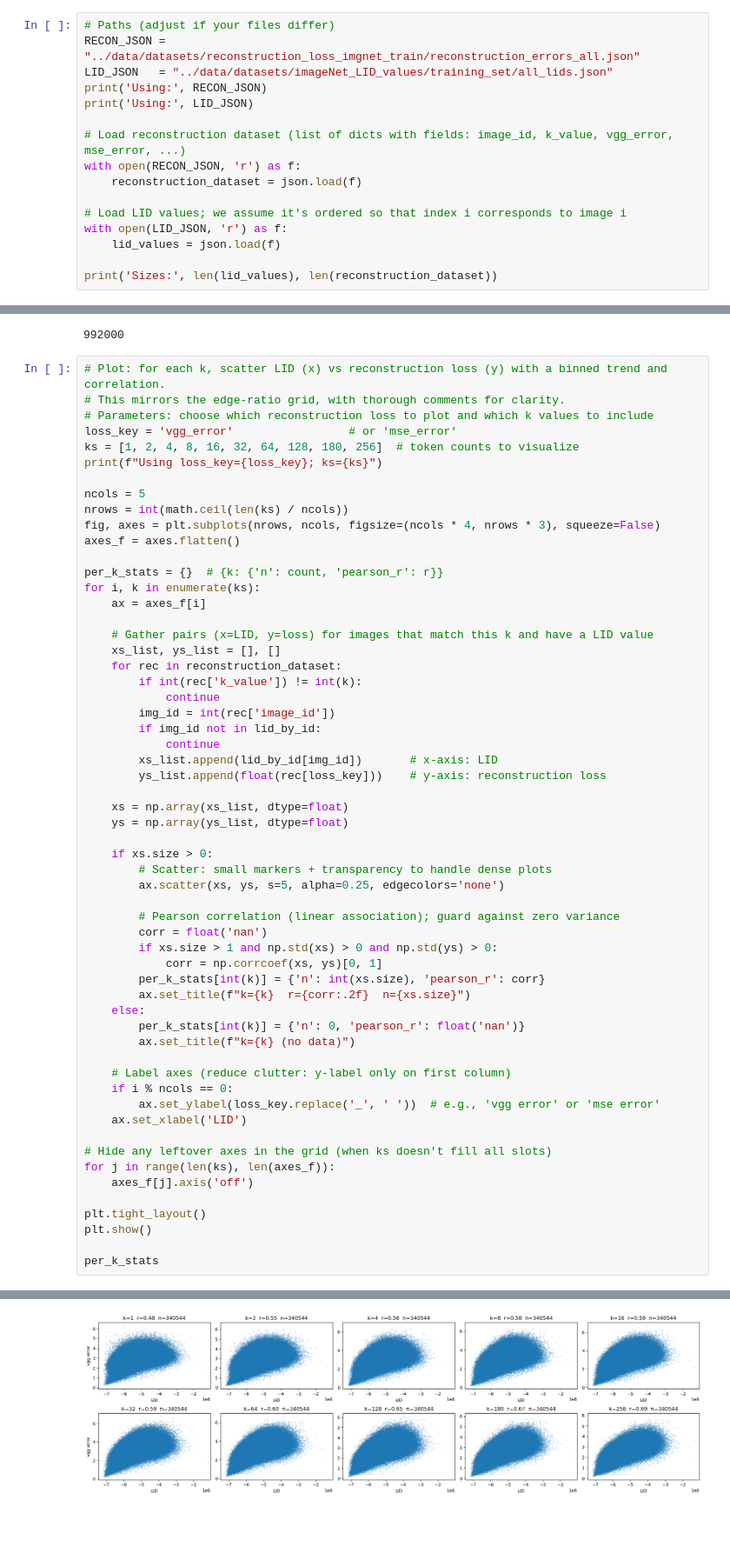
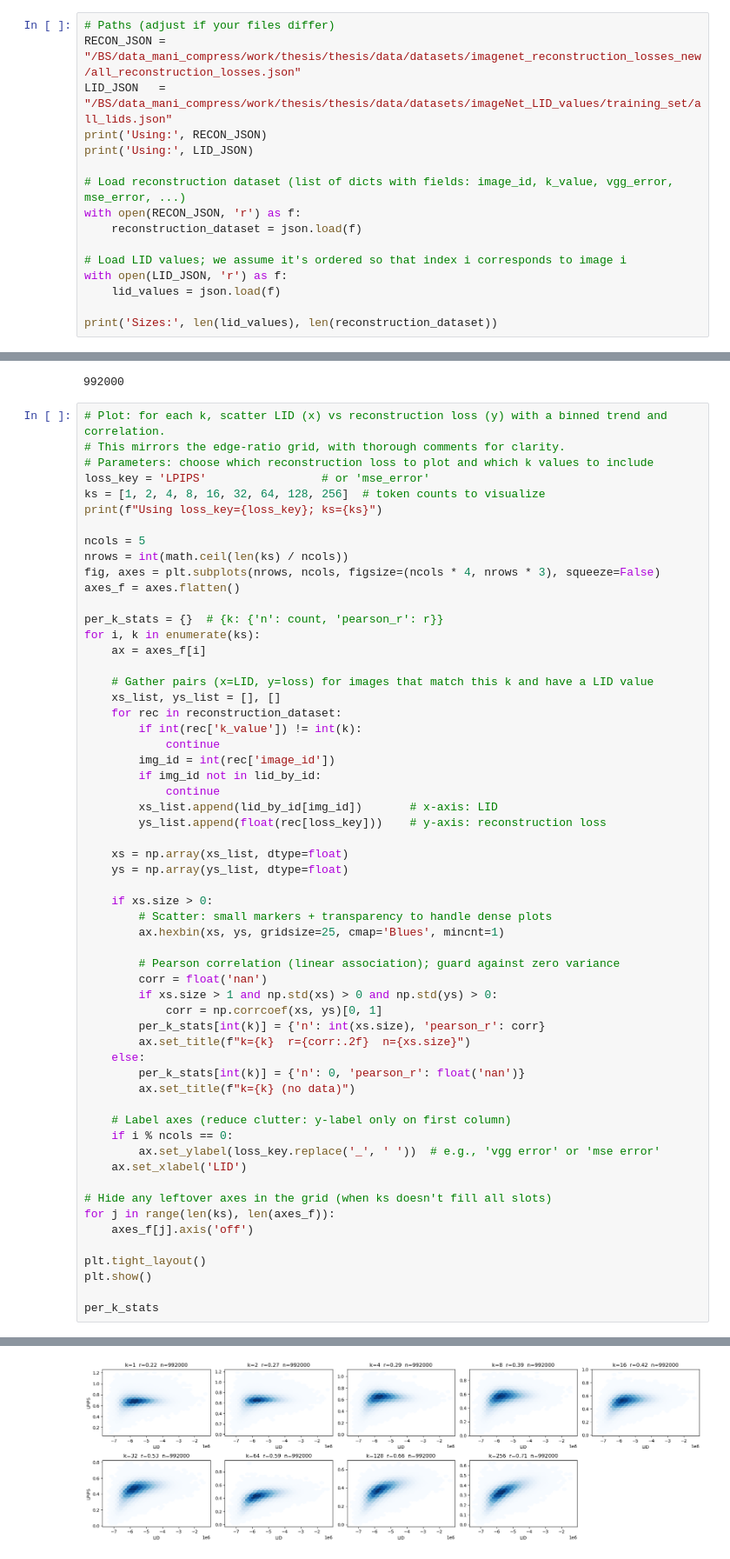
Before and after one commit to hevra01/thesis, a Jupyter notebook: notebooks/lid_heuristic_recon_loss.ipynb, the cells around one changed output, grey strips where cells are left out. Shown at 87% size. Saved outputs shown, nothing was run; the diff lists cells and outputs as text; blank space fills up the shorter version.

```diff
--- a/notebooks/lid_heuristic_recon_loss.ipynb
+++ b/notebooks/lid_heuristic_recon_loss.ipynb
@@ -21,8 +21,8 @@ print(os.path.abspath(".."))
 /BS/data_mani_compress/work/thesis/thesis
 # %%
 # Paths (adjust if your files differ)
-RECON_JSON = "../data/datasets/reconstruction_loss_imgnet_train/reconstruction_errors_all.json"
-LID_JSON   = "../data/datasets/imageNet_LID_values/training_set/all_lids.json"
+RECON_JSON = "/BS/data_mani_compress/work/thesis/thesis/data/datasets/imagenet_reconstruction_losses_new/all_reconstruction_losses.json"
+LID_JSON   = "/BS/data_mani_compress/work/thesis/thesis/data/datasets/imageNet_LID_values/training_set/all_lids.json"
 print('Using:', RECON_JSON)
 print('Using:', LID_JSON)
 
@@ -54,8 +53,8 @@ len(lid_by_id)
 # Plot: for each k, scatter LID (x) vs reconstruction loss (y) with a binned trend and correlation.
 # This mirrors the edge-ratio grid, with thorough comments for clarity.
 # Parameters: choose which reconstruction loss to plot and which k values to include
-loss_key = 'vgg_error'                 # or 'mse_error'
-ks = [1, 2, 4, 8, 16, 32, 64, 128, 180, 256]  # token counts to visualize
+loss_key = 'LPIPS'                 # or 'mse_error'
+ks = [1, 2, 4, 8, 16, 32, 64, 128, 256]  # token counts to visualize
 print(f"Using loss_key={loss_key}; ks={ks}")
 
 ncols = 5
@@ -83,7 +82,7 @@ for i, k in enumerate(ks):
 
     if xs.size > 0:
         # Scatter: small markers + transparency to handle dense plots
-        ax.scatter(xs, ys, s=5, alpha=0.25, edgecolors='none')
+        ax.hexbin(xs, ys, gridsize=25, cmap='Blues', mincnt=1)
 
         # Pearson correlation (linear association); guard against zero variance
         corr = float('nan')
@@ -113 +112 @@ Using loss_key=vgg_error; ks=[1, 2, 4, 8, 16, 32, 64, 128, 180, 256]
-[figure, old version]
+[figure, new version]
```
Also changed, not shown: parts of 3 cells of this notebook, 7 other files.
